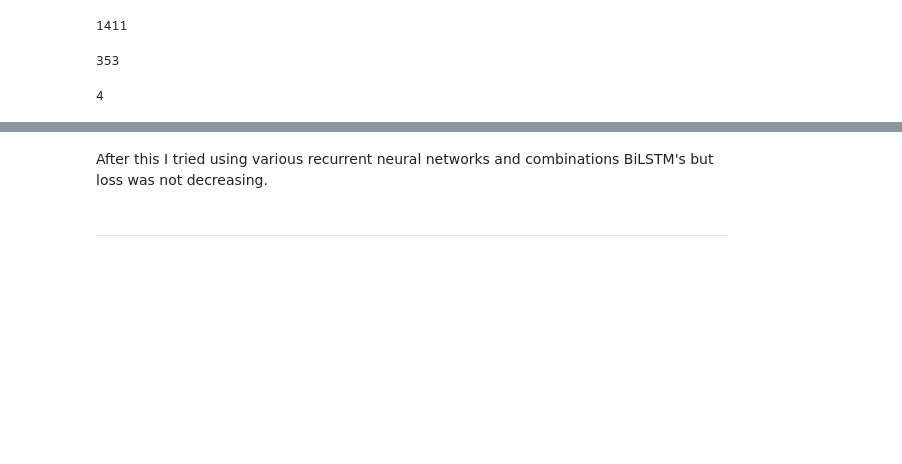
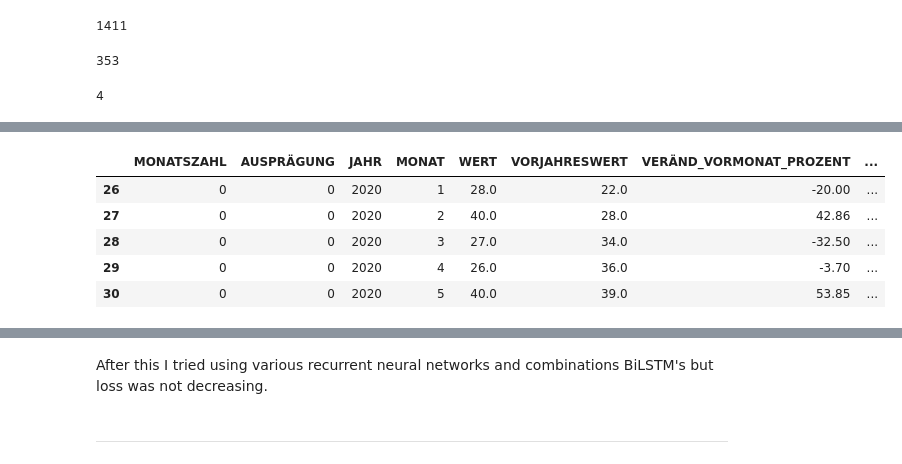
Before and after one commit to jyotsnad246/accident-prediction-web-app, a Jupyter notebook: models_notebook.ipynb, the cells around one changed output, grey strips where cells are left out. Saved outputs shown, nothing was run; the diff lists cells and outputs as text; code cells hidden in the pictures; blank space fills up the shorter version.

```diff
--- a/models_notebook.ipynb
+++ b/models_notebook.ipynb
@@ -547,0 +528,9 @@ array([[29.952686]], dtype=float32)
+# %%
+df.head()
+# %% [output]
+|  | MONATSZAHL | AUSPRÄGUNG | JAHR | MONAT | WERT | VORJAHRESWERT | VERÄND_VORMONAT_PROZENT | ... |
+| 26 | 0 | 0 | 2020 | 1 | 28.0 | 22.0 | -20.00 | ... |
+| 27 | 0 | 0 | 2020 | 2 | 40.0 | 28.0 | 42.86 | ... |
+| 28 | 0 | 0 | 2020 | 3 | 27.0 | 34.0 | -32.50 | ... |
+| 29 | 0 | 0 | 2020 | 4 | 26.0 | 36.0 | -3.70 | ... |
+| 30 | 0 | 0 | 2020 | 5 | 40.0 | 39.0 | 53.85 | ... |
```
Also changed, not shown: parts of 7 cells of this notebook, 2 other files.
